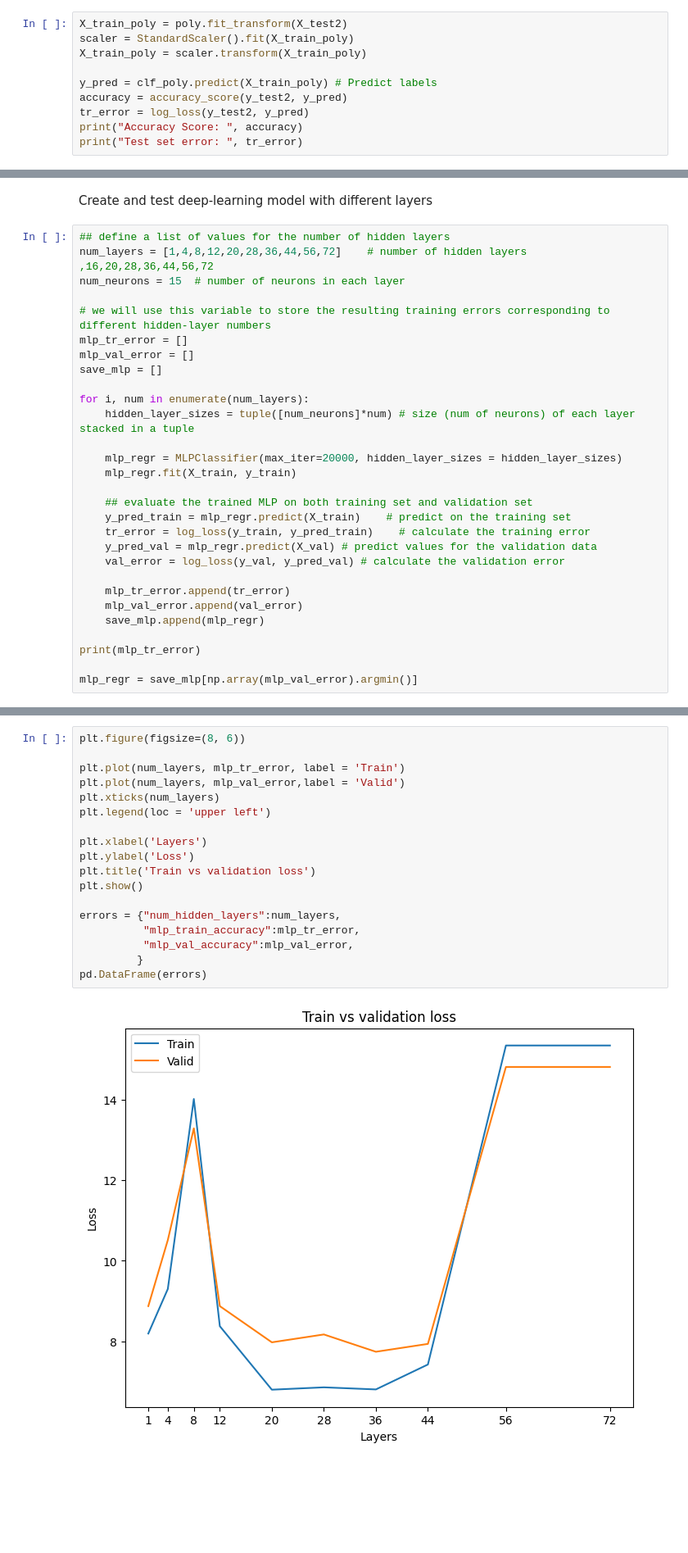
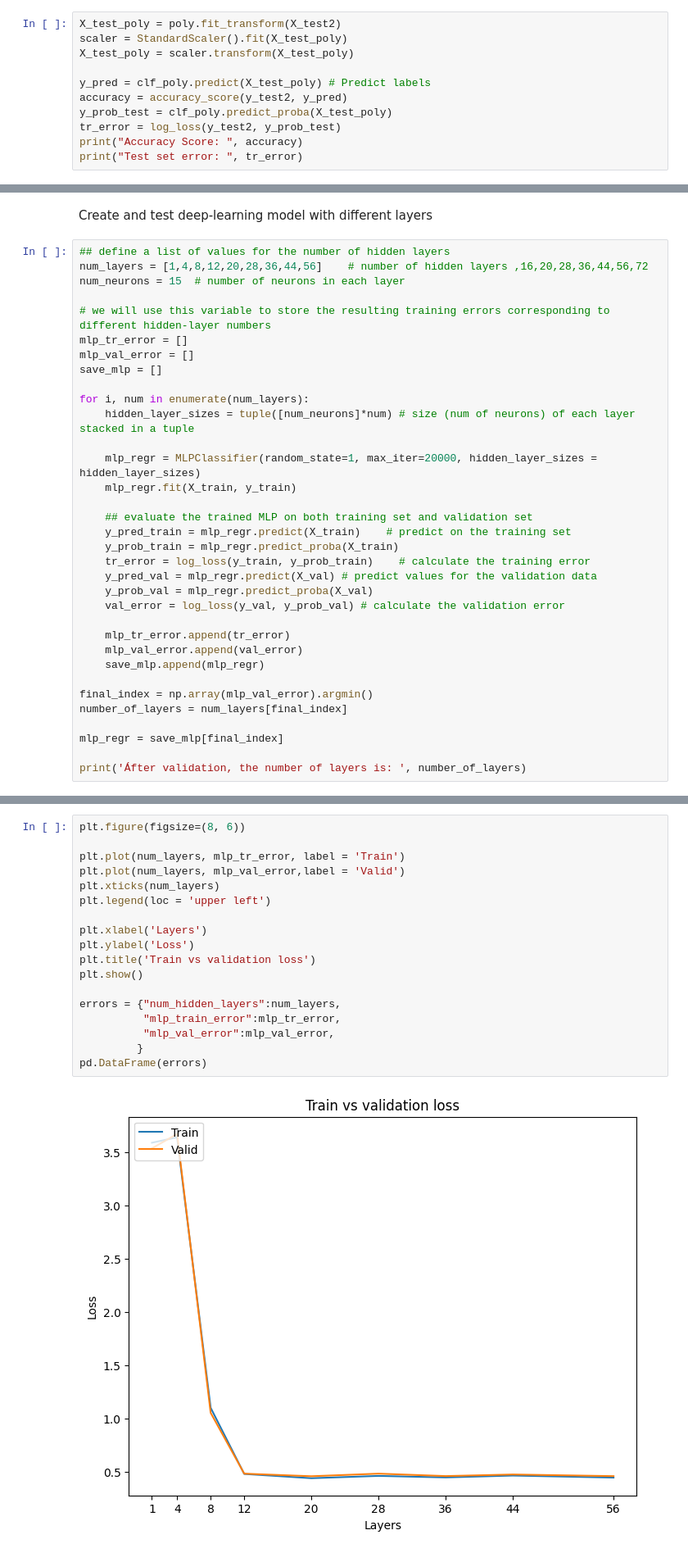
Before and after one commit to mikkomakkoe/ML-project, a Jupyter notebook: main.ipynb, the cells around one changed output, grey strips where cells are left out. Shown at 82% size. Saved outputs shown, nothing was run; the diff lists cells and outputs as text; blank space fills up the shorter version.

```diff
--- a/main.ipynb
+++ b/main.ipynb
@@ -196,13 +219,14 @@ Accuracy Score with zeros:  0.41106290672451196
 # %% [markdown]
 Test the trained model with other test set defined in up.
 # %%
-X_train_poly = poly.fit_transform(X_test2)
-scaler = StandardScaler().fit(X_train_poly)
-X_train_poly = scaler.transform(X_train_poly)
+X_test_poly = poly.fit_transform(X_test2)
+scaler = StandardScaler().fit(X_test_poly)
+X_test_poly = scaler.transform(X_test_poly)
 
-y_pred = clf_poly.predict(X_train_poly) # Predict labels
+y_pred = clf_poly.predict(X_test_poly) # Predict labels
 accuracy = accuracy_score(y_test2, y_pred)
-tr_error = log_loss(y_test2, y_pred)
+y_prob_test = clf_poly.predict_proba(X_test_poly)
+tr_error = log_loss(y_test2, y_prob_test)
 print("Accuracy Score: ", accuracy)
 print("Test set error: ", tr_error)
 # %% [output]
@@ -236,7 +285,7 @@ weighted avg       0.80      0.79      0.78       922
 Create and test deep-learning model with different layers
 # %%
 ## define a list of values for the number of hidden layers
-num_layers = [1,4,8,12,20,28,36,44,56,72]    # number of hidden layers ,16,20,28,36,44,56,72
+num_layers = [1,4,8,12,20,28,36,44,56]    # number of hidden layers ,16,20,28,36,44,56,72
 num_neurons = 15  # number of neurons in each layer
 
 # we will use this variable to store the resulting training errors corresponding to different hidden-layer numbers
@@ -247,20 +296,25 @@ save_mlp = []
 for i, num in enumerate(num_layers):
     hidden_layer_sizes = tuple([num_neurons]*num) # size (num of neurons) of each layer stacked in a tuple
 
-    mlp_regr = MLPClassifier(max_iter=20000, hidden_layer_sizes = hidden_layer_sizes)
+    mlp_regr = MLPClassifier(random_state=1, max_iter=20000, hidden_layer_sizes = hidden_layer_sizes)
     mlp_regr.fit(X_train, y_train)
 
     ## evaluate the trained MLP on both training set and validation set
     y_pred_train = mlp_regr.predict(X_train)    # predict on the training set
-    tr_error = log_loss(y_train, y_pred_train)    # calculate the training error
+    y_prob_train = mlp_regr.predict_proba(X_train)
+    tr_error = log_loss(y_train, y_prob_train)    # calculate the training error
     y_pred_val = mlp_regr.predict(X_val) # predict values for the validation data
-    val_error = log_loss(y_val, y_pred_val) # calculate the validation error
+    y_prob_val = mlp_regr.predict_proba(X_val)
+    val_error = log_loss(y_val, y_prob_val) # calculate the validation error
 
     mlp_tr_error.append(tr_error)
     mlp_val_error.append(val_error)
     save_mlp.append(mlp_regr)
 
-print(mlp_tr_error)
+final_index = np.array(mlp_val_error).argmin()
+number_of_layers = num_layers[final_index]
 
-mlp_regr = save_mlp[np.array(mlp_val_error).argmin()]
+mlp_regr = save_mlp[final_index]
+
+print('Áfter validation, the number of layers is: ', number_of_layers)
 # %% [output]
@@ -268,20 +322,20 @@ mlp_regr = save_mlp[np.array(mlp_val_error).argmin()]
 # %%
 plt.figure(figsize=(8, 6))
 
 plt.plot(num_layers, mlp_tr_error, label = 'Train')
 plt.plot(num_layers, mlp_val_error,label = 'Valid')
 plt.xticks(num_layers)
 plt.legend(loc = 'upper left')
 
 plt.xlabel('Layers')
 plt.ylabel('Loss')
 plt.title('Train vs validation loss')
 plt.show()
 
 errors = {"num_hidden_layers":num_layers,
-          "mlp_train_accuracy":mlp_tr_error,
-          "mlp_val_accuracy":mlp_val_error,
+          "mlp_train_error":mlp_tr_error,
+          "mlp_val_error":mlp_val_error,
          }
 pd.DataFrame(errors)
 # %% [output]
-[figure, old version]
+[figure, new version]
```
Also changed, not shown: parts of 10 cells of this notebook.
